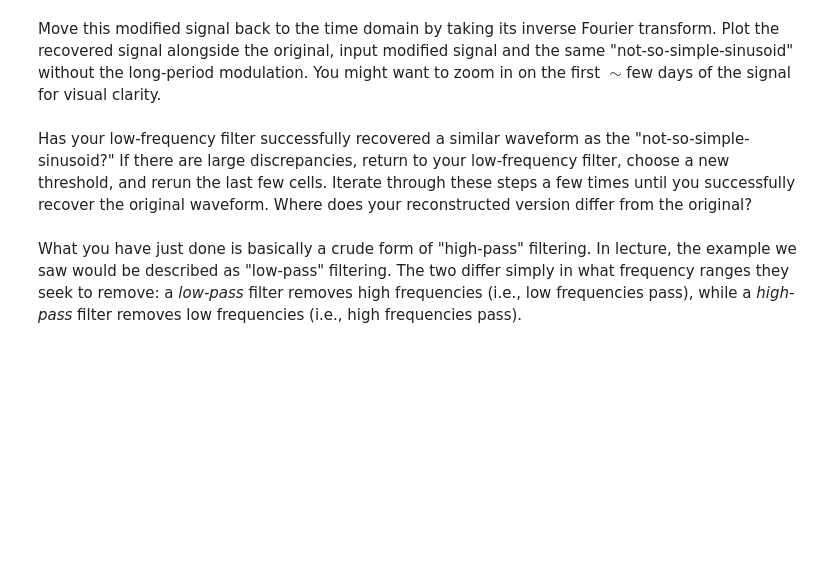
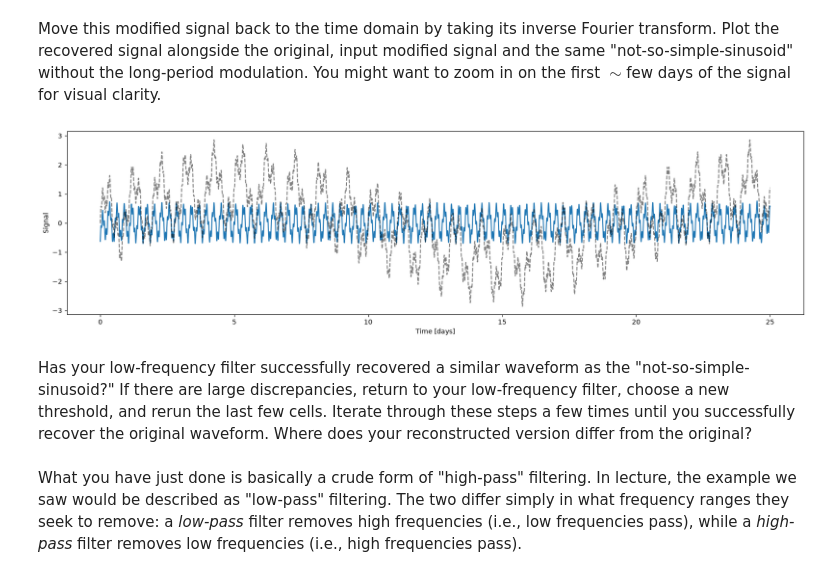
Before and after one commit to pyaritra/Session-27, a Jupyter notebook: Day1/FourierMethodsProblem1.ipynb, the cells around one changed output. Cells and saved outputs as stored; diff of their text form; code cells hidden in the pictures; blank space fills up the shorter version.

```diff
--- a/Day1/FourierMethodsProblem1.ipynb
+++ b/Day1/FourierMethodsProblem1.ipynb
@@ -273,7 +298,17 @@ Apply a simple filter that removes the low-frequency oscillations. Choose some t
 # %% [markdown]
 Move this modified signal back to the time domain by taking its inverse Fourier transform. Plot the recovered signal alongside the original, input modified signal and the same "not-so-simple-sinusoid" without the long-period modulation. You might want to zoom in on the first $\sim$few days of the signal for visual clarity.
 # %%
-# complete
+modified_signal = fftshift(ifft(ifftshift(ft_filtered_signal)))
+
+# plot the modified signal
+fig = plt.figure(figsize = (20, 5))
+plt.plot(times, modified_signal)
+plt.plot(times, signal, c="black", ls="--", alpha = 0.5)
+plt.xlabel(r"Time [days]")
+plt.ylabel(r"Signal")
+plt.show()
+# %% [output]
+[figure, added]
 # %% [markdown]
 Has your low-frequency filter successfully recovered a similar waveform as the "not-so-simple-sinusoid?" If there are large discrepancies, return to your low-frequency filter, choose a new threshold, and rerun the last few cells. Iterate through these steps a few times until you successfully recover the original waveform. Where does your reconstructed version differ from the original?
 # %% [markdown]
```
Also changed, not shown: parts of 11 cells of this notebook.
